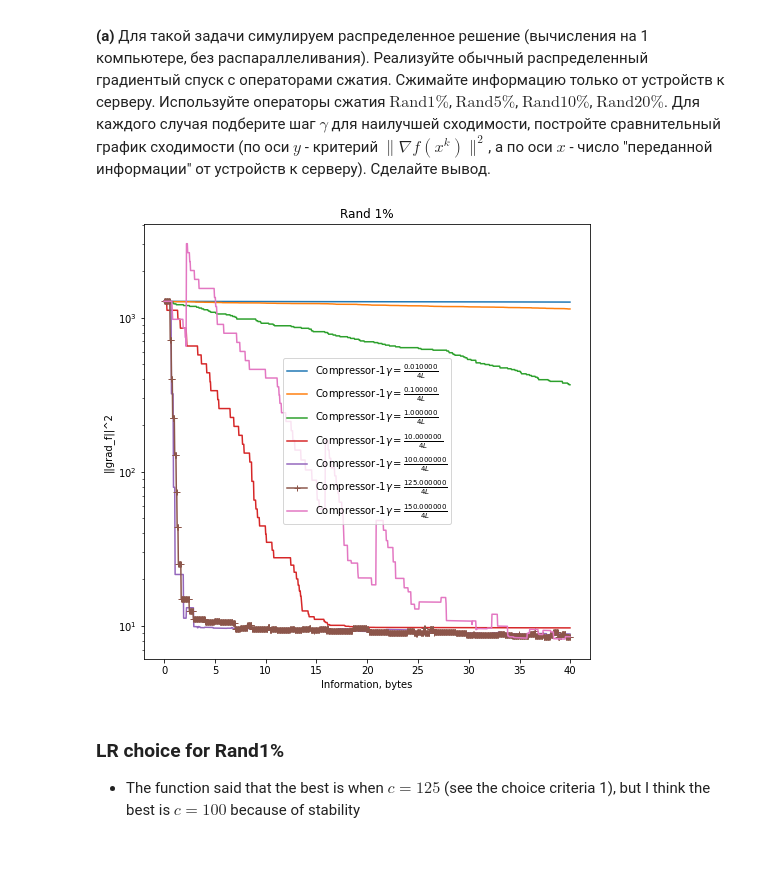
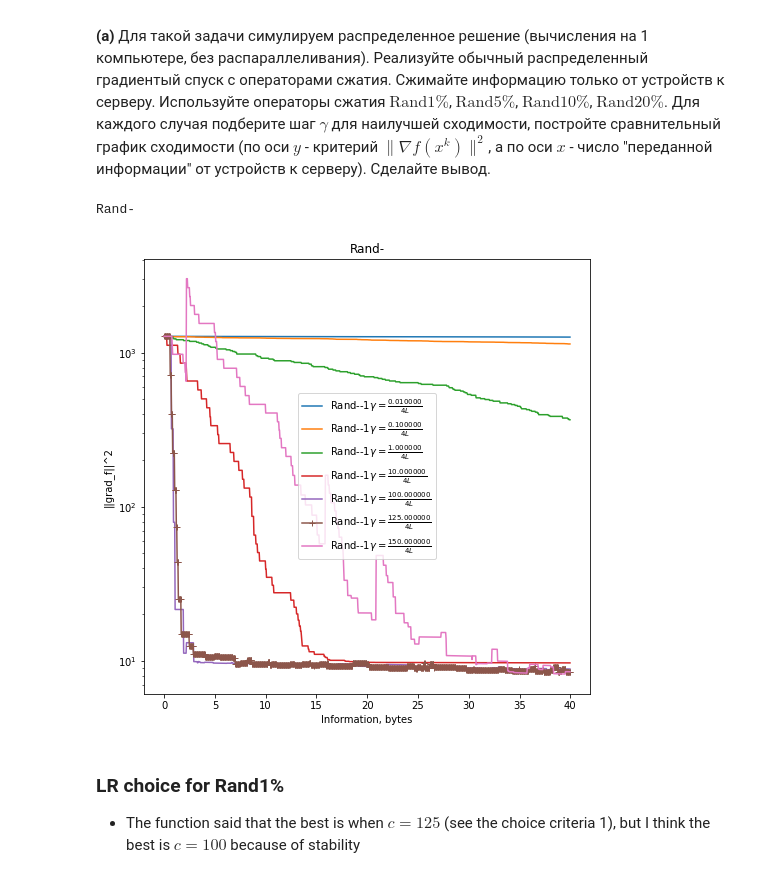
Before and after one commit to k2a07/MIPT-homeworks, a Jupyter notebook: Acharya_Kirill_Optimization_HW_7.ipynb, the cells around one changed output. Drawn from its saved outputs; the diff is of its cells as text; code cells hidden in the pictures.

```diff
--- a/Acharya_Kirill_Optimization_HW_7.ipynb
+++ b/Acharya_Kirill_Optimization_HW_7.ipynb
@@ -52,7 +52,7 @@ def d_f_quad_grad(x, args):
 # %%
 FLOAT_BYTES = 4
 
-def best_compressor_alg(n_iter, compression_coeff, c_param_list, y_lim = 1e-2, rand_k_activate = False,
+def best_compressor_alg(title, n_iter, compression_coeff, c_param_list, y_lim = 1e-2, rand_k_activate = False,
                         top_k_activate = False, diana_activate = False, ef_activate = False):
 
     def check_gamma(k, f, grad_f, x_k, x_true, args):
@@ -88,19 +88,19 @@ def best_compressor_alg(n_iter, compression_coeff, c_param_list, y_lim = 1e-2, r
             best_differences_arr = differences_arr
             best_information = [compression_coeff * FLOAT_BYTES * _ for _ in range(len(best_differences_arr))]
             best_idx = idx
-            best_label = (r"Compressor-$%i \gamma = \frac{%f}{4L}$" % (k_param, args['c']))
+            best_label = (title + r"Compressor-$%i \gamma = \frac{%f}{4L}$" % (k_param, args['c']))
         else:
              if differences_arr[-1] < best_differences_arr[-1]:
                 best_alg = check_alg
                 best_differences_arr = differences_arr
                 best_information = [compression_coeff * FLOAT_BYTES * _ for _ in range(len(best_differences_arr))]
                 best_idx = idx
-                best_label = (r"Compressor-$%i \gamma = \frac{%f}{4L}$" % (k_param, args['c']))
+                best_label = (title + r"Compressor-$%i \gamma = \frac{%f}{4L}$" % (k_param, args['c']))
 
         information = [compression_coeff * FLOAT_BYTES * _ for _ in range(len(differences_arr))]
         x.append(information)
         y.append(differences_arr)
-        labels.append(r"Compressor-$%i \gamma = \frac{%f}{4L}$" % (k_param, args['c']))
+        labels.append(title + r"-$%i \gamma = \frac{%f}{4L}$" % (k_param, args['c']))
         idx += 1
 
     best_idx_list = [best_idx]
@@ -110,17 +110,20 @@ def best_compressor_alg(n_iter, compression_coeff, c_param_list, y_lim = 1e-2, r
 X_compare, Y_compare, Labels_compare = [], [], []
 # %%
 #LR fitting Rand1%
+title = "Rand-"
+print(title)
 n_iter = 1000
 compression_coeff = 0.01
 c_param_list =  [0.01, 0.1, 1, 10, 100, 125, 150]
-x, y, labels, best_alg, best_information, best_differences_arr, best_label, best_idx = best_compressor_alg(
+x, y, labels, best_alg, best_information, best_differences_arr, best_label, best_idx = best_compressor_alg(title,
                                             n_iter, compression_coeff, c_param_list, y_lim = 1e0,
                                             rand_k_activate = True, top_k_activate = False, diana_activate = False,
                                             ef_activate = False
                                             )
-opt.plot_graphs(x, y, x_label = "Information, bytes", lines_labels = labels, title = "Rand 1%", logscale = True, criteria_type = "||grad_f||^2", idx_marker_arr = best_idx)
+opt.plot_graphs(x, y, x_label = "Information, bytes", lines_labels = labels, title = title, logscale = True, criteria_type = "||grad_f||^2", idx_marker_arr = best_idx)
 # %% [output]
+Rand-
-[figure, old version]
+[figure, new version]
 # %%
 X_compare.append(x[4])
 Y_compare.append(y[4])
```
Also changed, not shown: parts of 13 cells of this notebook, 1 other file.
